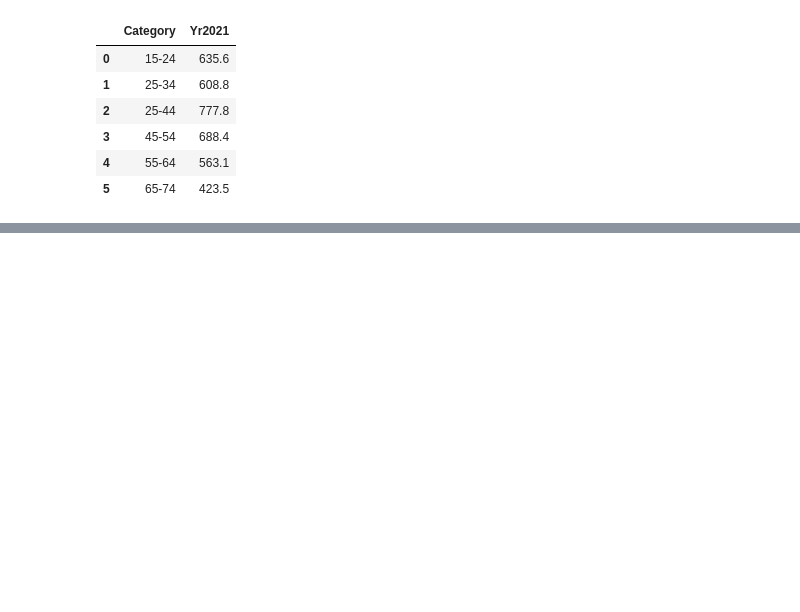
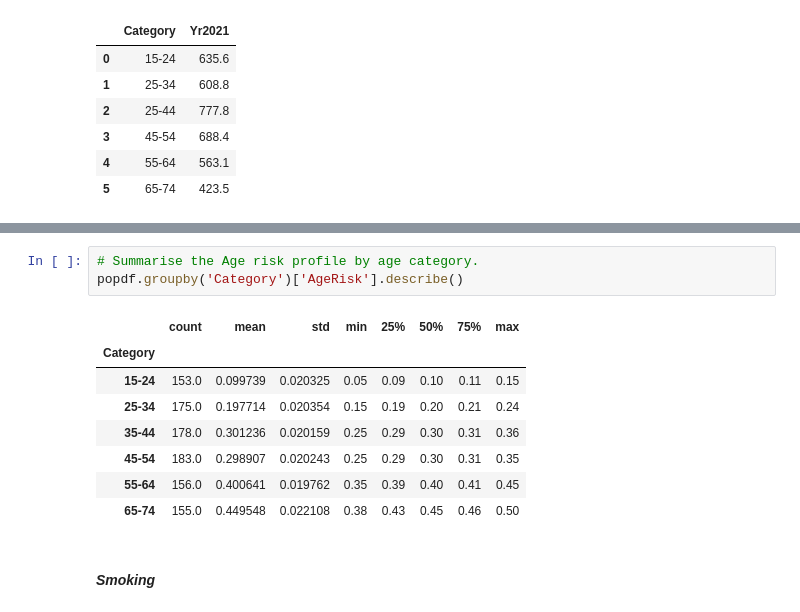
Before and after one commit to donneger/PFDA_Project_2021, a Jupyter notebook: PFDA_Project_2021.ipynb, the cells around one changed output, grey strips where cells are left out. Drawn from its saved outputs; the diff is of its cells as text; blank space fills up the shorter version.

```diff
--- a/PFDA_Project_2021.ipynb
+++ b/PFDA_Project_2021.ipynb
@@ -299 +326,15 @@ For the purpose of this project I will be using the 2019 figures by age group to
+# %%
+# Summarise the Age risk profile by age category.
+popdf.groupby('Category')['AgeRisk'].describe()
+# %% [output]
+|  | count | mean | std | min | 25% | 50% | 75% | max |
+| Category |  |  |  |  |  |  |  |  |
+| 15-24 | 153.0 | 0.099739 | 0.020325 | 0.05 | 0.09 | 0.10 | 0.11 | 0.15 |
+| 25-34 | 175.0 | 0.197714 | 0.020354 | 0.15 | 0.19 | 0.20 | 0.21 | 0.24 |
+| 35-44 | 178.0 | 0.301236 | 0.020159 | 0.25 | 0.29 | 0.30 | 0.31 | 0.36 |
+| 45-54 | 183.0 | 0.298907 | 0.020243 | 0.25 | 0.29 | 0.30 | 0.31 | 0.35 |
+| 55-64 | 156.0 | 0.400641 | 0.019762 | 0.35 | 0.39 | 0.40 | 0.41 | 0.45 |
+| 65-74 | 155.0 | 0.449548 | 0.022108 | 0.38 | 0.43 | 0.45 | 0.46 | 0.50 |
+# %% [markdown]
+#### *Smoking*
 # %%
```
Also changed, not shown: parts of 44 cells of this notebook.
